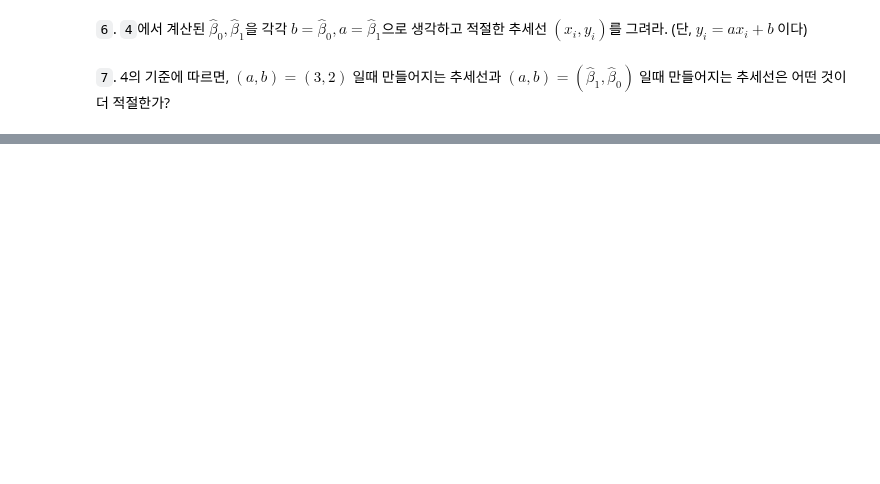
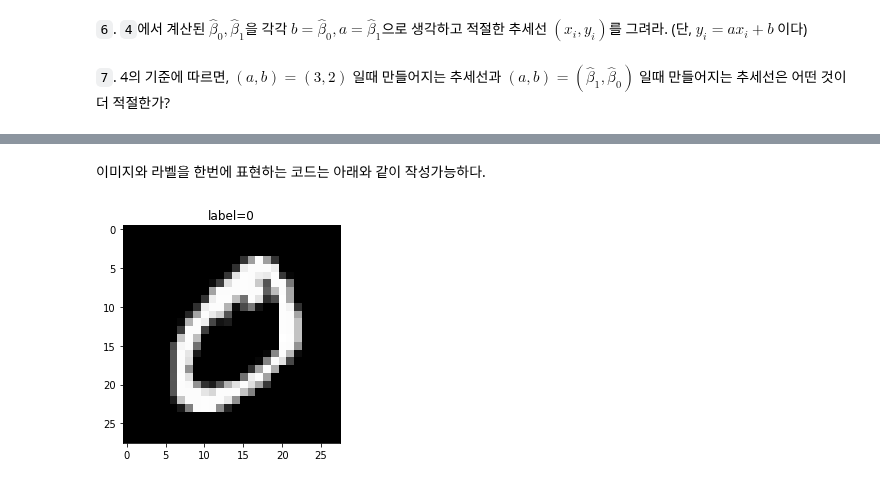
Before and after one commit to guebin/PP2023, a Jupyter notebook: posts/02_PY4DS/2023-05-01-9wk-1.ipynb, the cells around one changed output, grey strips where cells are left out. Saved outputs shown, nothing was run; the diff lists cells and outputs as text; code cells hidden in the pictures; blank space fills up the shorter version.

```diff
--- a/posts/02_PY4DS/2023-05-01-9wk-1.ipynb
+++ b/posts/02_PY4DS/2023-05-01-9wk-1.ipynb
@@ -147,0 +145,7 @@ sum((loss.argmin(axis=1) == y_train))/ len(y_train)
+# %% [markdown]
+이미지와 라벨을 한번에 표현하는 코드는 아래와 같이 작성가능하다.
+# %%
+plt.imshow(xtrain[1],cmap='gray')
+plt.title('label={}'.format(ytrain[1]));
+# %% [output]
+[figure, added]
```
Also changed, not shown: parts of 49 cells of this notebook.
